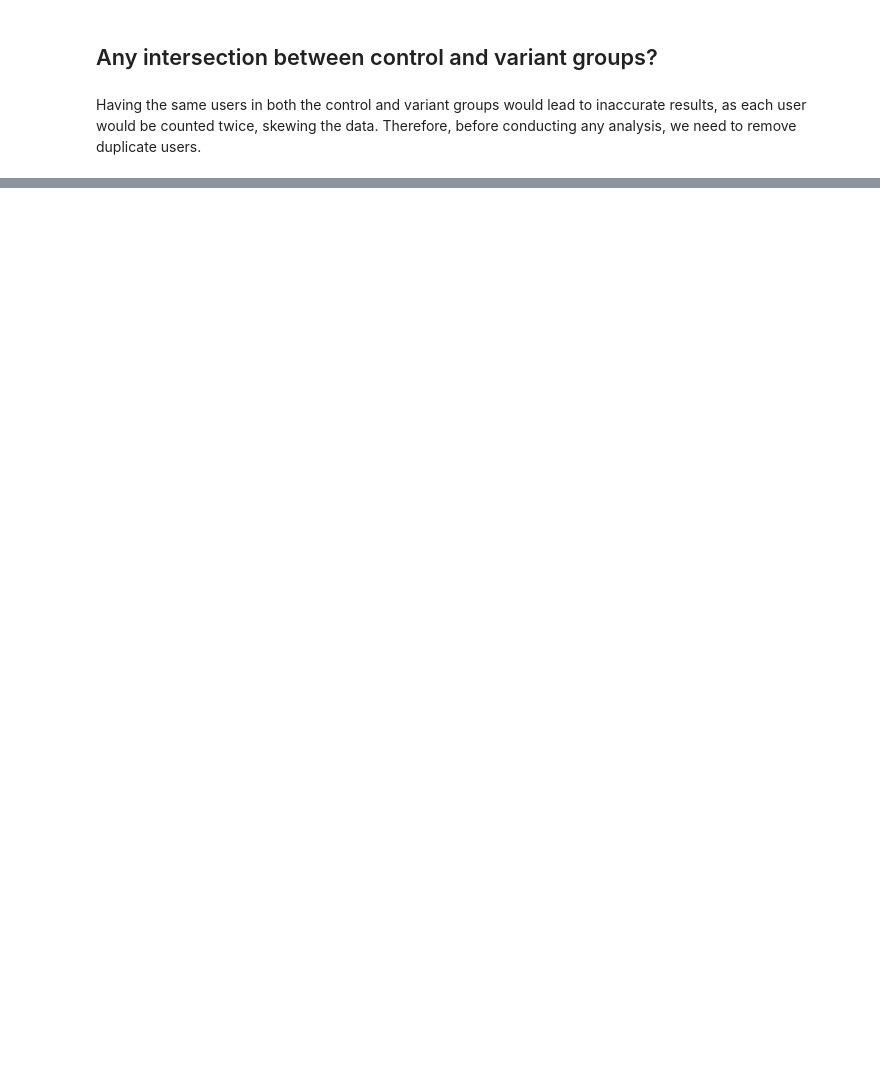
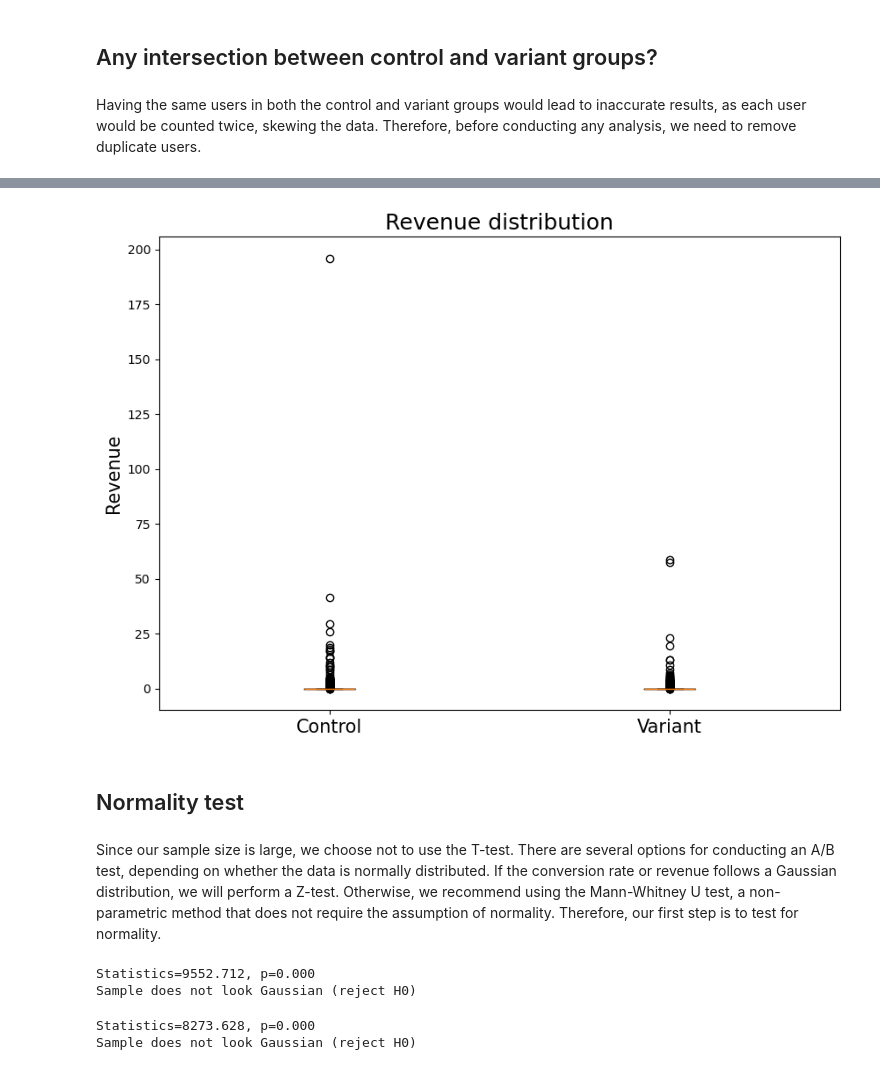
Before and after one commit to kpnguyen21/erdos-AB-testing, a Jupyter notebook: AB_test.ipynb, the cells around one changed output, grey strips where cells are left out. Drawn from its saved outputs; the diff is of its cells as text; code cells hidden in the pictures; blank space fills up the shorter version.

```diff
--- a/AB_test.ipynb
+++ b/AB_test.ipynb
@@ -98,0 +131,14 @@ df_overlap
+# %%
+plt.figure(figsize =(10, 7))
+
+plt.boxplot([df_control.REVENUE, df_variant.REVENUE])
+plt.xticks([1, 2], ['Control', 'Variant'], fontsize = 15)
+plt.ylabel('Revenue', fontsize = 15)
+plt.title('Revenue distribution', fontsize=18)
+plt.savefig("Figure/revenue_distribution.jpg")
+# %% [output]
+[figure, added]
+# %% [markdown]
+## Normality test
+# %% [markdown]
+Since our sample size is large, we choose not to use the T-test. There are several options for conducting an A/B test, depending on whether the data is normally distributed. If the conversion rate or revenue follows a Gaussian distribution, we will perform a Z-test. Otherwise, we recommend using the Mann-Whitney U test, a non-parametric method that does not require the assumption of normality. Therefore, our first step is to test for normality.
@@ -98,0 +154,10 @@ df_overlap
+# %%
+normal_test(df_control.REVENUE)
+# %% [output]
+Statistics=9552.712, p=0.000
+Sample does not look Gaussian (reject H0)
+# %%
+normal_test(df_variant.REVENUE)
+# %% [output]
+Statistics=8273.628, p=0.000
+Sample does not look Gaussian (reject H0)
```
Also changed, not shown: parts of 26 cells of this notebook, 3 other files.
